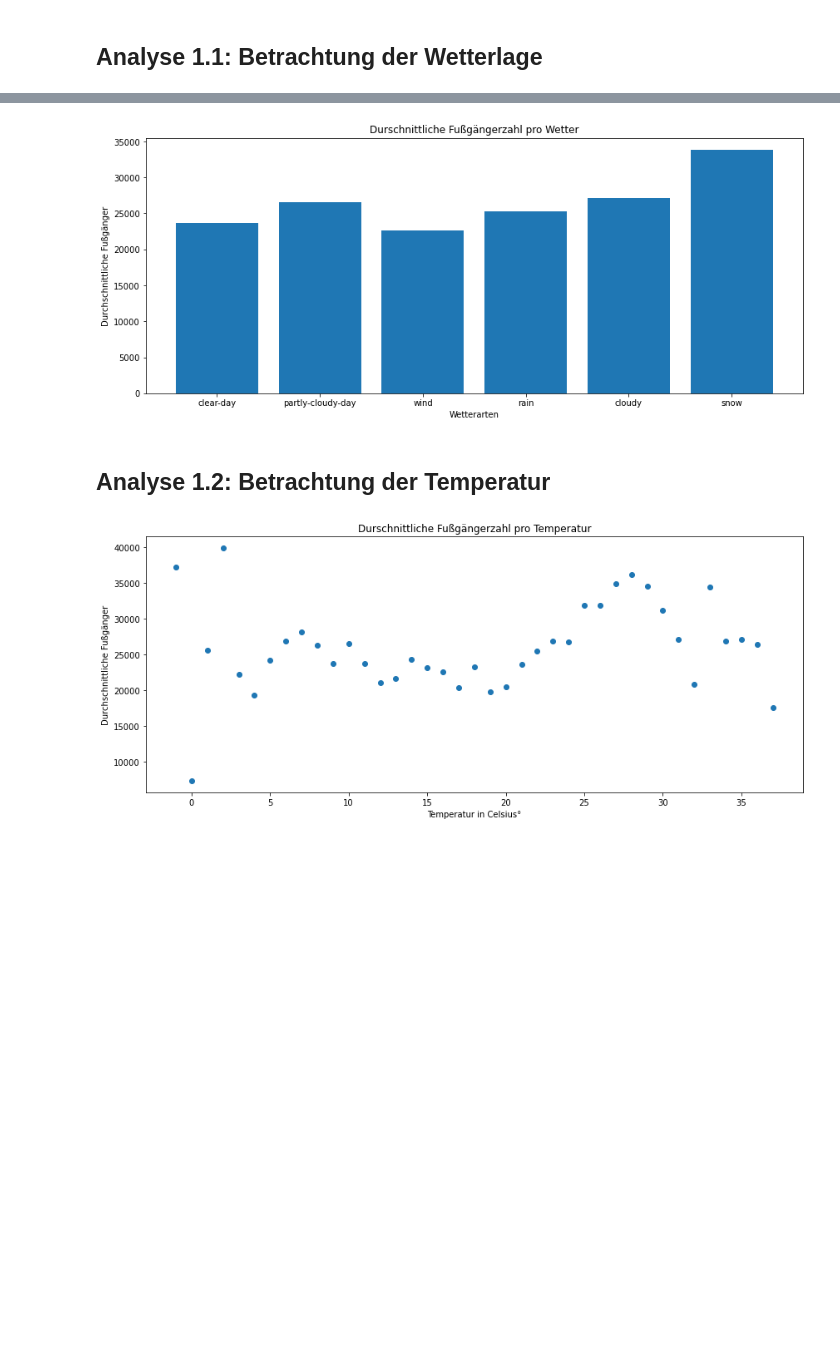
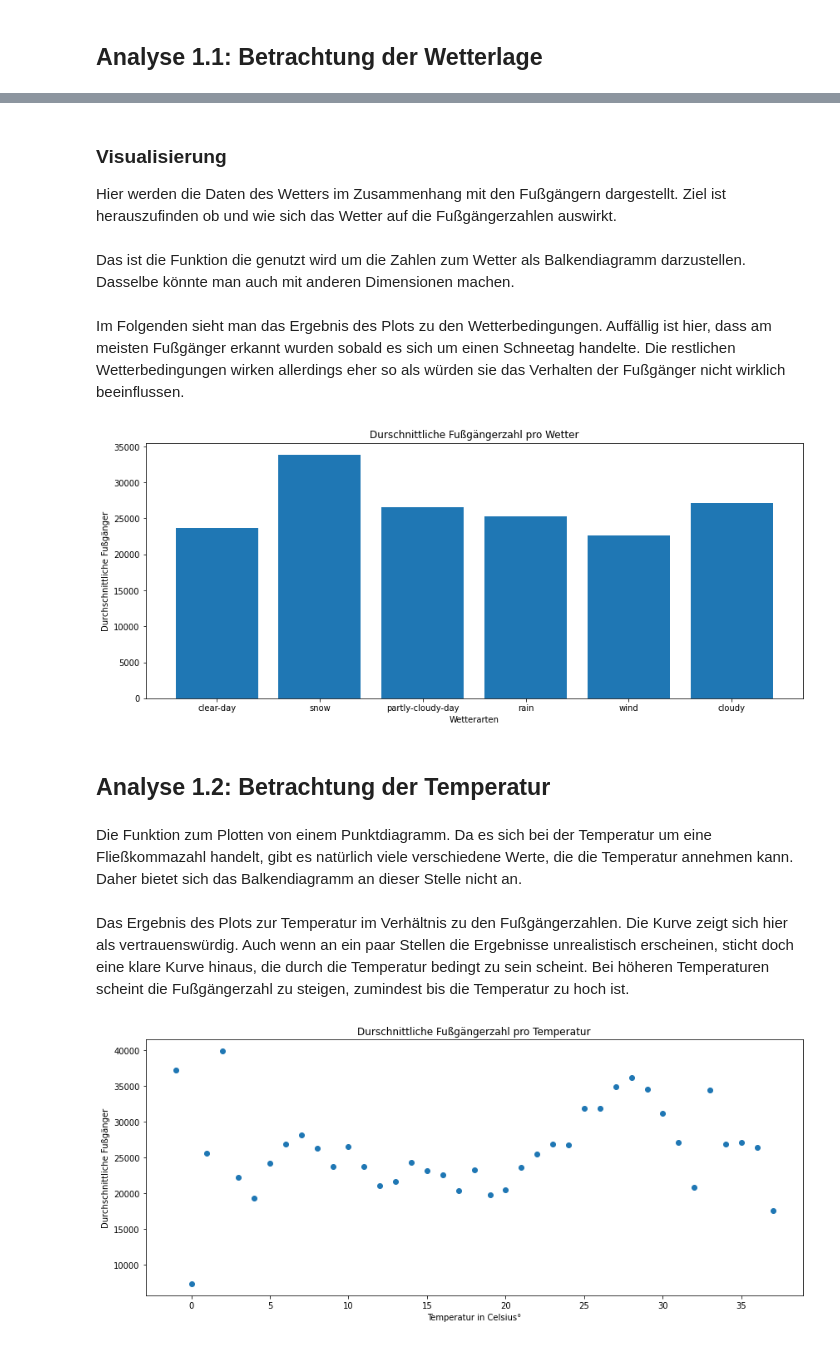
Before and after one commit to insabelter/Big_Data_Project, a Jupyter notebook: Python Notebooks/Analyse und Visualisierung.ipynb, the cells around one changed output, grey strips where cells are left out. Cells and saved outputs as stored; diff of their text form; code cells hidden in the pictures; blank space fills up the shorter version.

```diff
--- a/Python Notebooks/Analyse und Visualisierung.ipynb
+++ b/Python Notebooks/Analyse und Visualisierung.ipynb
@@ -173,11 +173,12 @@ wie viele Fußgänger an wolkigen Tagen erfasst wurden.
 # %%
-def count_ped_per_dimension(dimension):
+def count_avg_ped_per_dimension(dimension):
     dic = {}
     pipeline = [
         {
-            "$group" : {"_id":f'${dimension}', "pedestrians count":{"$sum":"$pedestrians count"}}
+            "$group" : {"_id":f'${dimension}', "pedestrians count":{"$avg":"$pedestrians count"}}
         }
     ]
     for row in pedestrians.aggregate(pipeline):
         dic[row['_id']] = row['pedestrians count']
+    dic.pop('')
     return dic
@@ -196,24 +185,12 @@ count_ped_per_dimension("weather condition")
-# %%
-def count_avg_ped_per_dimension(dimension):
-    dic = {}
-    pipeline = [
-        {
-            "$group" : {"_id":f'${dimension}', "pedestrians count":{"$sum":"$pedestrians count"}}
-        }
-    ]
-    for row in pedestrians.aggregate(pipeline):
-        dic[row['_id']] = row['pedestrians count']
-
-    counts = count_dimension(dimension)
-    for key in dic:
-        dic[key] /= counts[key]
-        dic[key] = round(dic[key],2)
-    dic.pop('')
-    return dic
+# %% [markdown]
+### Visualisierung
+Hier werden die Daten des Wetters im Zusammenhang mit den Fußgängern dargestellt. Ziel ist herauszufinden ob und wie sich das Wetter auf die Fußgängerzahlen auswirkt.
+# %% [markdown]
+Das ist die Funktion die genutzt wird um die Zahlen zum Wetter als Balkendiagramm darzustellen. Dasselbe könnte man auch mit anderen Dimensionen machen.
 # %%
 import matplotlib.pyplot as plt
 
-def plot_weather(dic,title):
+def plot_bar(dic,title):
     x = list(dic.keys())
     y = list(dic.values())
     fig, ax1 = plt.subplots(figsize=(12, 5))
@@ -224,12 +201,16 @@ def plot_weather(dic,title):
     fig.tight_layout()
     plt.title(title)
     plt.show()
+# %% [markdown]
+Im Folgenden sieht man das Ergebnis des Plots zu den Wetterbedingungen. Auffällig ist hier, dass am meisten Fußgänger erkannt wurden sobald es sich um einen Schneetag handelte. Die restlichen Wetterbedingungen wirken allerdings eher so als würden sie das Verhalten der Fußgänger nicht wirklich beeinflussen.
 # %%
-plot_weather(count_avg_ped_per_dimension("weather condition"),"Durschnittliche Fußgängerzahl pro Wetter")
+plot_bar(count_avg_ped_per_dimension("weather condition"),"Durschnittliche Fußgängerzahl pro Wetter")
 # %% [output]
-[figure, old version]
+[figure, new version]
 # %% [markdown]
 ## Analyse 1.2: Betrachtung der Temperatur
+# %% [markdown]
+Die Funktion zum Plotten von einem Punktdiagramm. Da es sich bei der Temperatur um eine Fließkommazahl handelt, gibt es  natürlich viele verschiedene Werte, die die Temperatur annehmen kann. Daher bietet sich das Balkendiagramm an dieser Stelle nicht an.
 # %%
 import matplotlib.pyplot as plt
 
@@ -246,4 +226,6 @@ def plot_temperature(dic,title):
     fig.tight_layout()
     plt.title(title)
     plt.show()
+# %% [markdown]
+Das Ergebnis des Plots zur Temperatur im Verhältnis zu den Fußgängerzahlen. Die Kurve zeigt sich hier als vertrauenswürdig. Auch wenn an ein paar Stellen die Ergebnisse unrealistisch erscheinen, sticht doch eine klare Kurve hinaus, die durch die Temperatur bedingt zu sein scheint. Bei höheren Temperaturen scheint die Fußgängerzahl zu steigen, zumindest bis die Temperatur zu hoch ist.
 # %%
```
Also changed, not shown: parts of 15 cells of this notebook.
